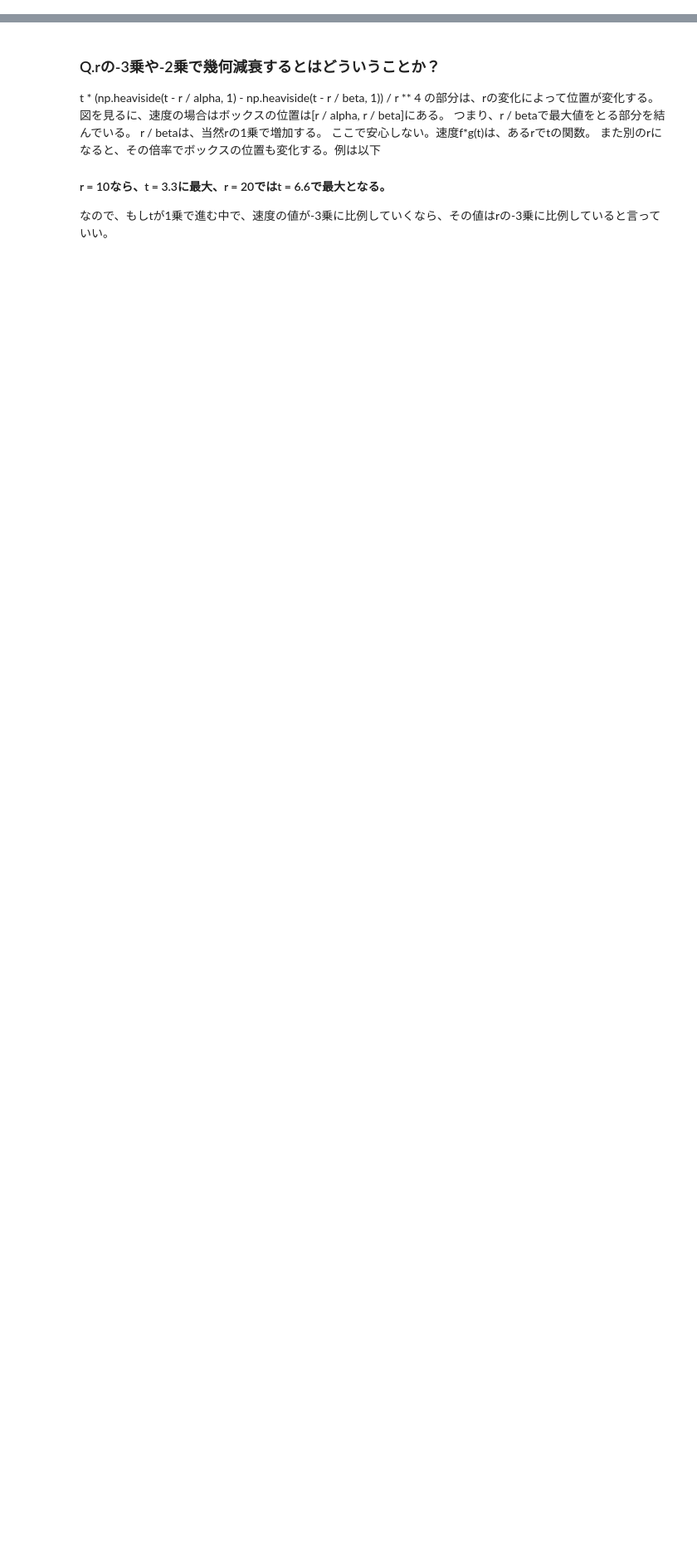
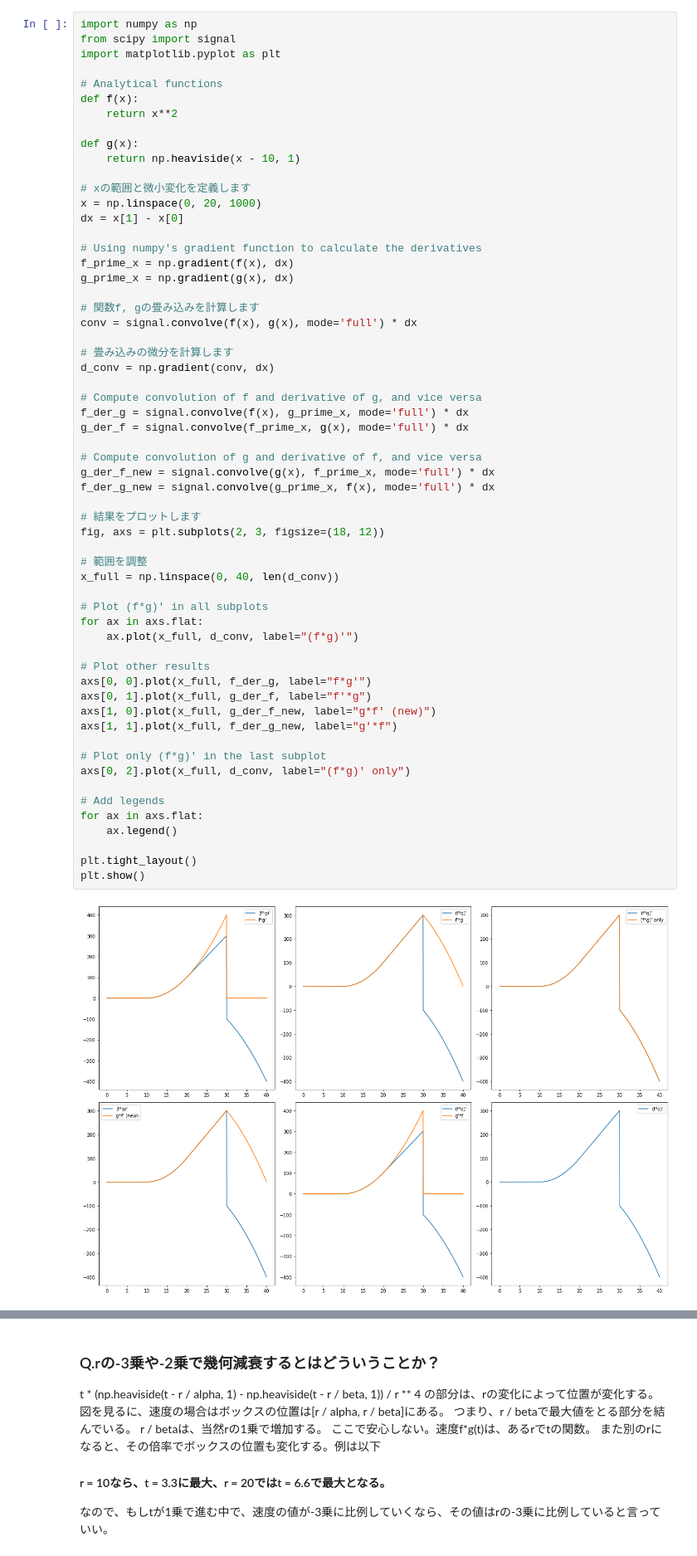
Before and after one commit to SKvr-46/Wavenumber_Spectrum, a Jupyter notebook: Convolution.ipynb, the cells around one changed output, grey strips where cells are left out. Shown at 83% size. Drawn from its saved outputs; the diff is of its cells as text; blank space fills up the shorter version.

```diff
--- a/Convolution.ipynb
+++ b/Convolution.ipynb
@@ -111,0 +112,61 @@ plt.show()
+# %%
+import numpy as np
+from scipy import signal
+import matplotlib.pyplot as plt
+
+# Analytical functions
+def f(x):
+    return x**2
+
+def g(x):
+    return np.heaviside(x - 10, 1)
+
+# xの範囲と微小変化を定義します
+x = np.linspace(0, 20, 1000)
+dx = x[1] - x[0]
+
+# Using numpy's gradient function to calculate the derivatives
+f_prime_x = np.gradient(f(x), dx)
+g_prime_x = np.gradient(g(x), dx)
+
+# 関数f, gの畳み込みを計算します
+conv = signal.convolve(f(x), g(x), mode='full') * dx
+
+# 畳み込みの微分を計算します
+d_conv = np.gradient(conv, dx)
+
+# Compute convolution of f and derivative of g, and vice versa
+f_der_g = signal.convolve(f(x), g_prime_x, mode='full') * dx
+g_der_f = signal.convolve(f_prime_x, g(x), mode='full') * dx
+
+# Compute convolution of g and derivative of f, and vice versa
+g_der_f_new = signal.convolve(g(x), f_prime_x, mode='full') * dx
+f_der_g_new = signal.convolve(g_prime_x, f(x), mode='full') * dx
+
+# 結果をプロットします
+fig, axs = plt.subplots(2, 3, figsize=(18, 12))
+
+# 範囲を調整
+x_full = np.linspace(0, 40, len(d_conv))
+
+# Plot (f*g)' in all subplots
+for ax in axs.flat:
+    ax.plot(x_full, d_conv, label="(f*g)'")
+
+# Plot other results
+axs[0, 0].plot(x_full, f_der_g, label="f*g'")
+axs[0, 1].plot(x_full, g_der_f, label="f'*g")
+axs[1, 0].plot(x_full, g_der_f_new, label="g*f' (new)")
+axs[1, 1].plot(x_full, f_der_g_new, label="g'*f")
+
+# Plot only (f*g)' in the last subplot
+axs[0, 2].plot(x_full, d_conv, label="(f*g)' only")
+
+# Add legends
+for ax in axs.flat:
+    ax.legend()
+
+plt.tight_layout()
+plt.show()
+# %% [output]
+[figure, added]
```
Also changed, not shown: parts of 10 cells of this notebook.
